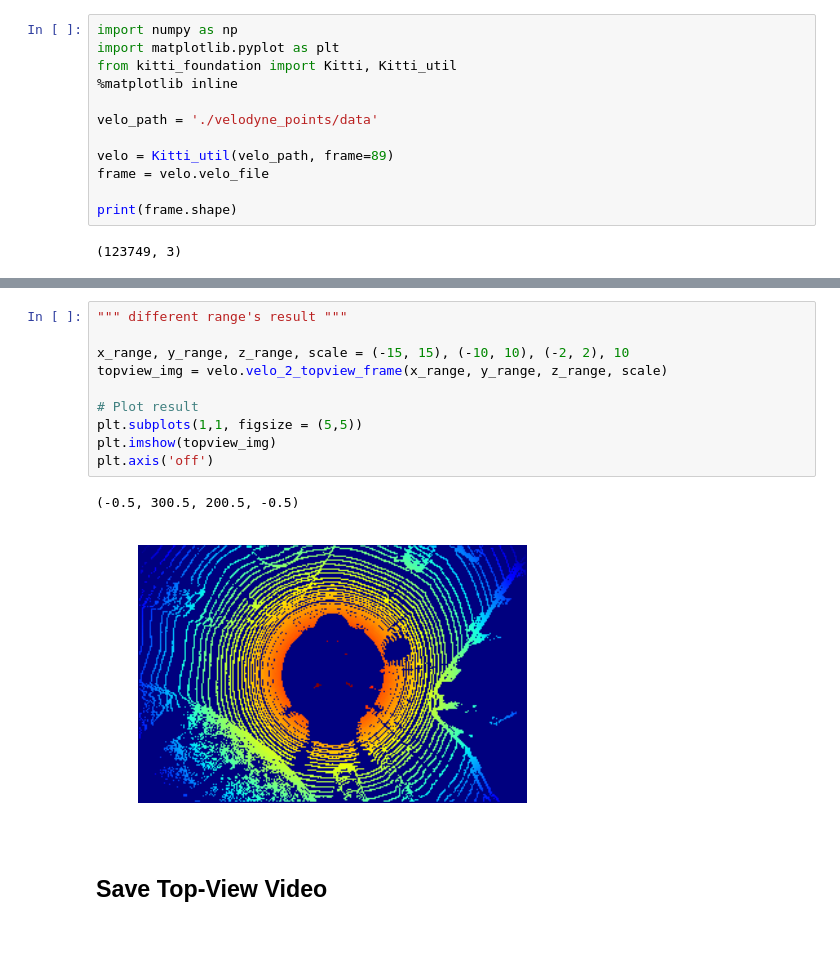
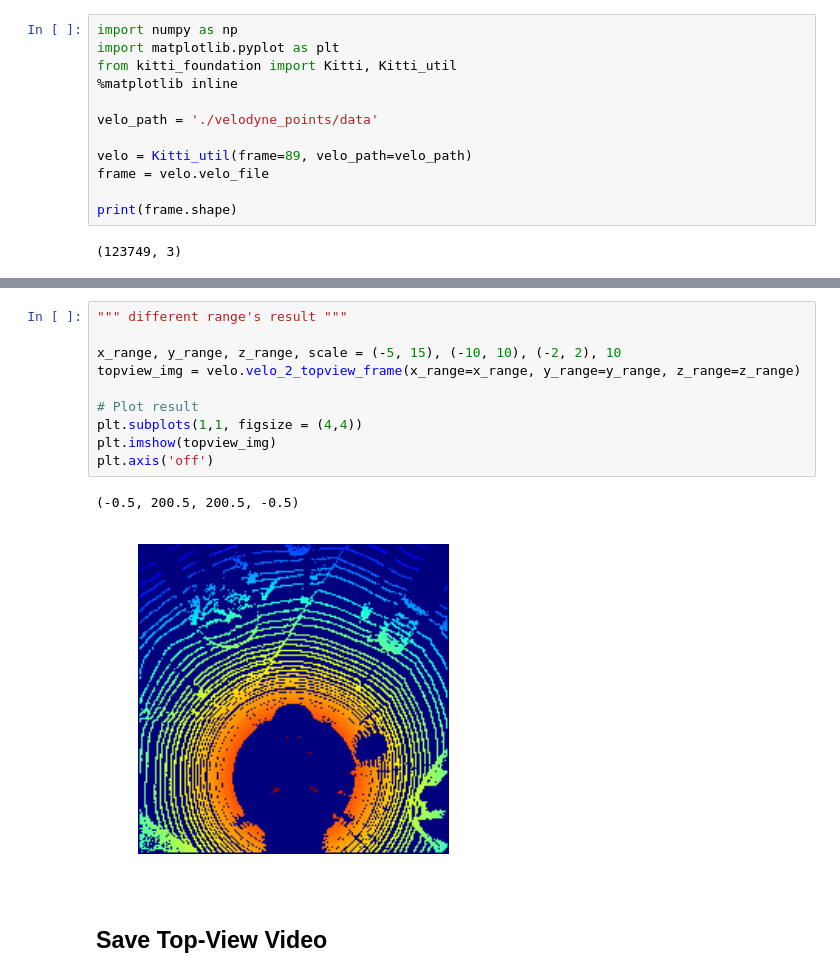
Before and after one commit to windowsub0406/KITTI_Tutorial, a Jupyter notebook: Convert_Velo_2_Topview.ipynb, the cells around one changed output, grey strips where cells are left out. Drawn from its saved outputs; the diff is of its cells as text; blank space fills up the shorter version.

Commit message:
reflect changes about main(kitti_foundation.py)

```diff
--- a/Convert_Velo_2_Topview.ipynb
+++ b/Convert_Velo_2_Topview.ipynb
@@ -18,7 +18,7 @@ from kitti_foundation import Kitti, Kitti_util
 
 velo_path = './velodyne_points/data'
 
-velo = Kitti_util(velo_path, frame=89)
+velo = Kitti_util(frame=89, velo_path=velo_path)
 frame = velo.velo_file
 
 print(frame.shape)
@@ -38,16 +38,16 @@ plt.axis('off')
 # %%
 """ different range's result """
 
-x_range, y_range, z_range, scale = (-15, 15), (-10, 10), (-2, 2), 10
-topview_img = velo.velo_2_topview_frame(x_range, y_range, z_range, scale)
+x_range, y_range, z_range, scale = (-5, 15), (-10, 10), (-2, 2), 10
+topview_img = velo.velo_2_topview_frame(x_range=x_range, y_range=y_range, z_range=z_range)
 
 # Plot result
-plt.subplots(1,1, figsize = (5,5))
+plt.subplots(1,1, figsize = (4,4))
 plt.imshow(topview_img)
 plt.axis('off')
 # %% [output]
-(-0.5, 300.5, 200.5, -0.5)
+(-0.5, 200.5, 200.5, -0.5)
-[figure, old version]
+[figure, new version]
 # %% [markdown]
 ## Save Top-View Video
 # %%
```
Also changed, not shown: parts of 2 cells of this notebook, 5 other files.
